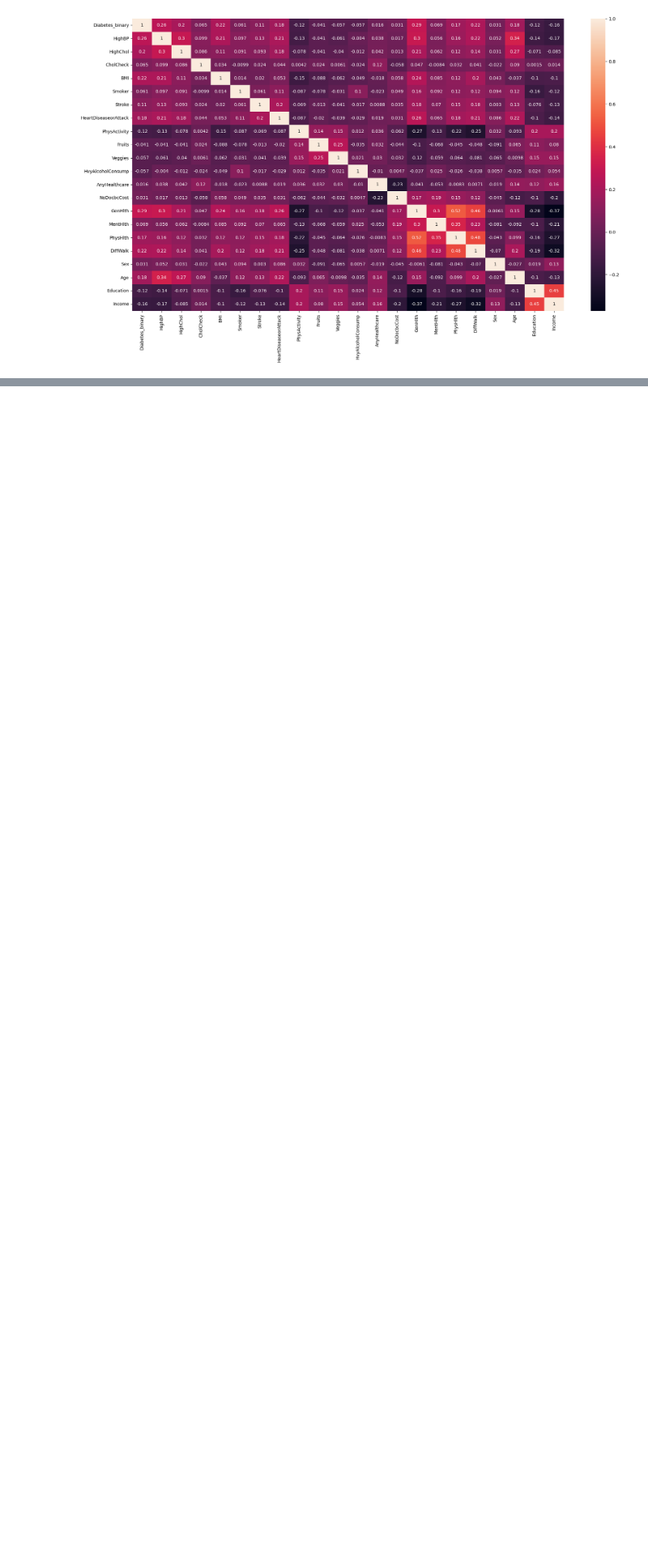
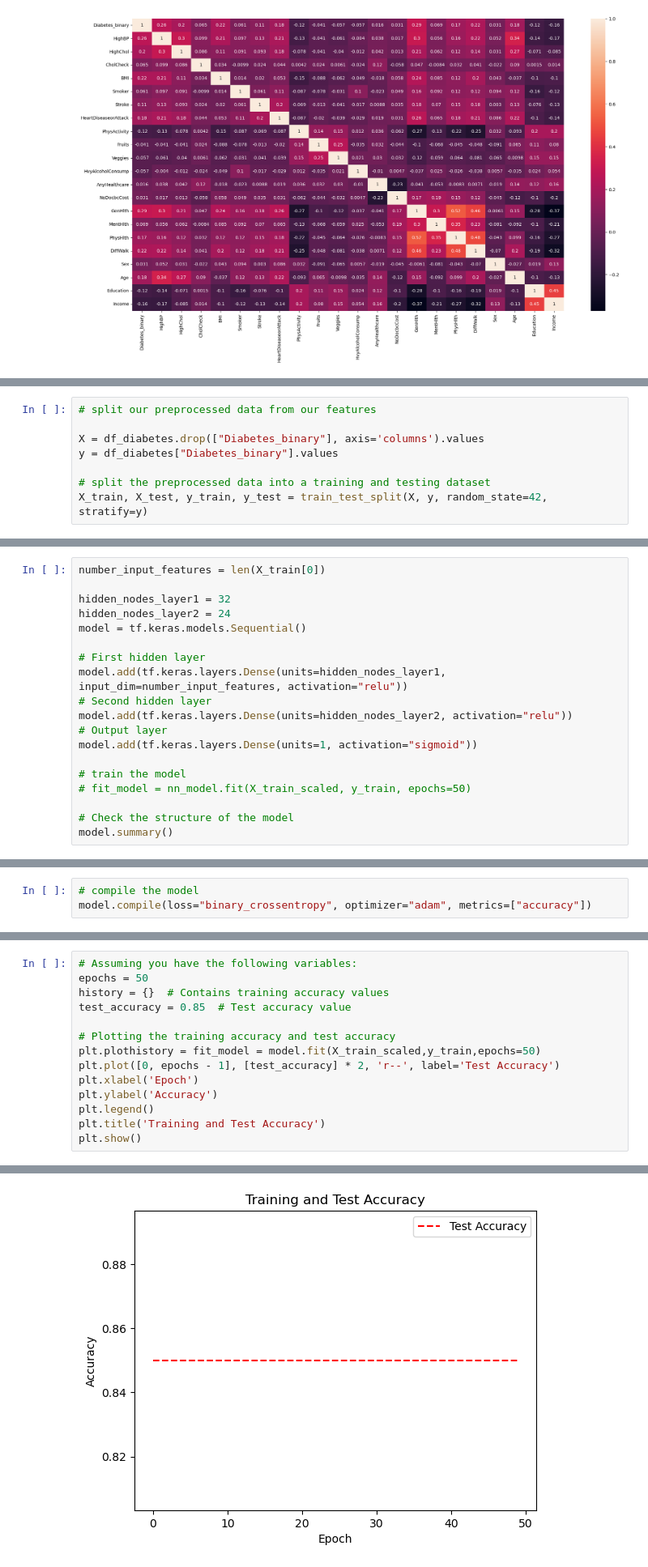
Before and after one commit to noorxqazi/project4, a Jupyter notebook: Healthcare project 4/project_healthcare_data_cleaning.ipynb, the cells around one changed output, grey strips where cells are left out. Shown at 81% size. Drawn from its saved outputs; the diff is of its cells as text; blank space fills up the shorter version.

```diff
--- a/Healthcare project 4/project_healthcare_data_cleaning.ipynb
+++ b/Healthcare project 4/project_healthcare_data_cleaning.ipynb
@@ -273,0 +245,8 @@ plt.show()
+# %%
+# split our preprocessed data from our features
+
+X = df_diabetes.drop(["Diabetes_binary"], axis='columns').values
+y = df_diabetes["Diabetes_binary"].values
+
+# split the preprocessed data into a training and testing dataset
+X_train, X_test, y_train, y_test = train_test_split(X, y, random_state=42, stratify=y)
@@ -273,0 +265,19 @@ plt.show()
+# %%
+number_input_features = len(X_train[0])
+
+hidden_nodes_layer1 = 32
+hidden_nodes_layer2 = 24
+model = tf.keras.models.Sequential()
+
+# First hidden layer
+model.add(tf.keras.layers.Dense(units=hidden_nodes_layer1, input_dim=number_input_features, activation="relu"))
+# Second hidden layer
+model.add(tf.keras.layers.Dense(units=hidden_nodes_layer2, activation="relu"))
+# Output layer
+model.add(tf.keras.layers.Dense(units=1, activation="sigmoid"))
+
+# train the model
+# fit_model = nn_model.fit(X_train_scaled, y_train, epochs=50)
+
+# Check the structure of the model
+model.summary()
@@ -273,0 +300,3 @@ plt.show()
+# %%
+# compile the model
+model.compile(loss="binary_crossentropy", optimizer="adam", metrics=["accuracy"])
@@ -273,0 +307,15 @@ plt.show()
+# %%
+# Assuming you have the following variables:
+epochs = 50
+history = {}  # Contains training accuracy values
+test_accuracy = 0.85  # Test accuracy value
+
+# Plotting the training accuracy and test accuracy
+plt.plothistory = fit_model = model.fit(X_train_scaled,y_train,epochs=50)
+plt.plot([0, epochs - 1], [test_accuracy] * 2, 'r--', label='Test Accuracy')
+plt.xlabel('Epoch')
+plt.ylabel('Accuracy')
+plt.legend()
+plt.title('Training and Test Accuracy')
+plt.show()
+# %% [output]
@@ -273,0 +339 @@ plt.show()
+[figure, added]
```
Also changed, not shown: parts of 9 cells of this notebook, 1 other file.
